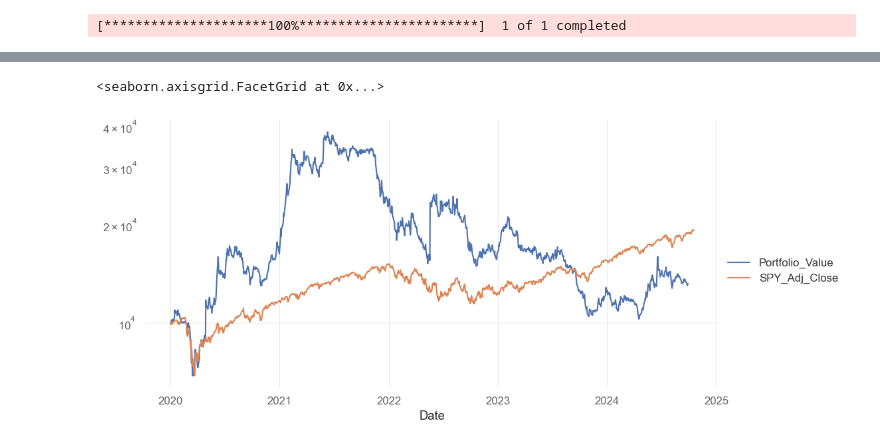
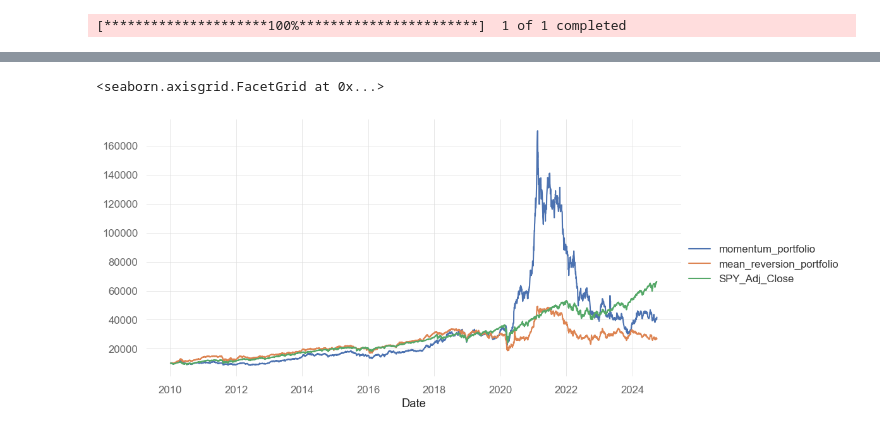
Before and after one commit to MatthewAdner/union_sif_quant_trading, a Jupyter notebook: backtesting/trading.ipynb, the cells around one changed output, grey strips where cells are left out. Drawn from its saved outputs; the diff is of its cells as text; code cells hidden in the pictures.

```diff
--- a/backtesting/trading.ipynb
+++ b/backtesting/trading.ipynb
@@ -531,4 +148,11 @@ DatetimeIndex(['1993-06-02', '1993-06-03', '1993-06-04', '1993-06-07',
                '2024-09-20', '2024-09-23', '2024-09-24', '2024-09-25',
                '2024-09-26', '2024-09-27'],
               dtype='datetime64[ns]', name='Date', length=7888, freq=None)
+# %%
+start_date = '2010-01-01'
+theo_var = 'Lin_Reg_60_Pred_0'
+std_dev_var = 'Std_Dev_30'
+price_diff_var = 'delta_60pred_by_30std'
+how_old_to_sell = 120
+how_many_poss = 60
 # %%
@@ -567,6 +185,13 @@ trading_history_obj = Trading_History(stock_data,company_data)
 # %%
 portfolio_starting_capital = 10000
-my_portfolio = Portfolio(portfolio_starting_capital, list_of_dates[0], stock_data,
-                         theo_var, std_dev_var, price_diff_var,company_data=company_data, trading_history_obj=trading_history_obj)
-print(my_portfolio.position_df)
+
+momentum_portfolio = Portfolio(portfolio_starting_capital, list_of_dates[0], stock_data,
+                         theo_var, std_dev_var, price_diff_var,company_data=company_data, trading_history_obj=trading_history_obj,portfolio_name='momentum_portfolio')
+print(momentum_portfolio)
+
+mean_reversion_portfolio = Portfolio(portfolio_starting_capital, list_of_dates[0], stock_data,
+                         theo_var, std_dev_var, price_diff_var,company_data=company_data, trading_history_obj=trading_history_obj,portfolio_name='mean_reversion_portfolio')
+print(mean_reversion_portfolio)
+
+portfolio_list = [momentum_portfolio,mean_reversion_portfolio]
 # %% [output]
@@ -700,10 +318,14 @@ positions_we_want_rev: ['KNSL', 'XRAY', 'FHI', 'TNET', 'HII', 'HOG', 'ALSN', 'RU
 # %%
-spy_data = yf.download('SPY', start=list_of_dates[0])
+spy_data = yf.download('SPY', start=list_of_dates[0],end=list_of_dates[-1])
 spy_data.rename(columns = {'Adj Close':'SPY_Adj_Close'},inplace=True)
-spy_data_adj_close = spy_data.filter(items=['SPY_Adj_Close'])
-spy_data_adj_close = (spy_data['SPY_Adj_Close']/spy_data['SPY_Adj_Close'][0])*portfolio_starting_capital
+# spy_data.to_csv('spy_data_save_for_flight_to_chicago_oct18_2024.csv)
+# spy_data = pd.read_csv('spy_data_save_for_flight_to_chicago_oct18_2024.csv', index_col=0)
+# spy_data = spy_data[spy_data.index>start_date]
+
+spy_data_adj_close = spy_data.loc[:,['SPY_Adj_Close']]   #filter(items=['SPY_Adj_Close'])
+spy_data_adj_close = (spy_data_adj_close.loc[:,['SPY_Adj_Close']]/spy_data_adj_close.iat[0,0]) * portfolio_starting_capital
 # %% [output]
 [*********************100%***********************]  1 of 1 completed
 # %%
-historical_performance.index = historical_performance.index.tz_localize(None)
-historical_performance_benchmark = pd.merge(historical_performance.dropna(), spy_data_adj_close, how='outer', left_index=True, right_index=True)
+# historical_performance.index = historical_performance.index.tz_localize(None)
+historical_performance_benchmark = pd.concat([momentum_portfolio.historical_performance.dropna(),mean_reversion_portfolio.historical_performance.dropna(), spy_data_adj_close.dropna()], axis=1)#, how='outer', left_index=True, right_index=True,)
@@ -710,5 +349,6 @@ historical_performance_benchmark = pd.merge(historical_performance.dropna(), spy
 # %%
-display(sns.relplot(historical_performance_benchmark.loc[:,['Portfolio_Value','SPY_Adj_Close']], kind='line', dashes=False, aspect=2).set(yscale='log'))
+# display(sns.relplot(historical_performance_benchmark.loc[:,['Portfolio_Value','SPY_Adj_Close']], kind='line', dashes=False, aspect=2))#.set(yscale='log'))
+display(sns.relplot(historical_performance_benchmark, kind='line', dashes=False, aspect=2))#.set(yscale='log'))
 # %% [output]
 <seaborn.axisgrid.FacetGrid at 0x...>
-[figure, old version]
+[figure, new version]
```
Also changed, not shown: parts of 47 cells of this notebook, 5 other files.
